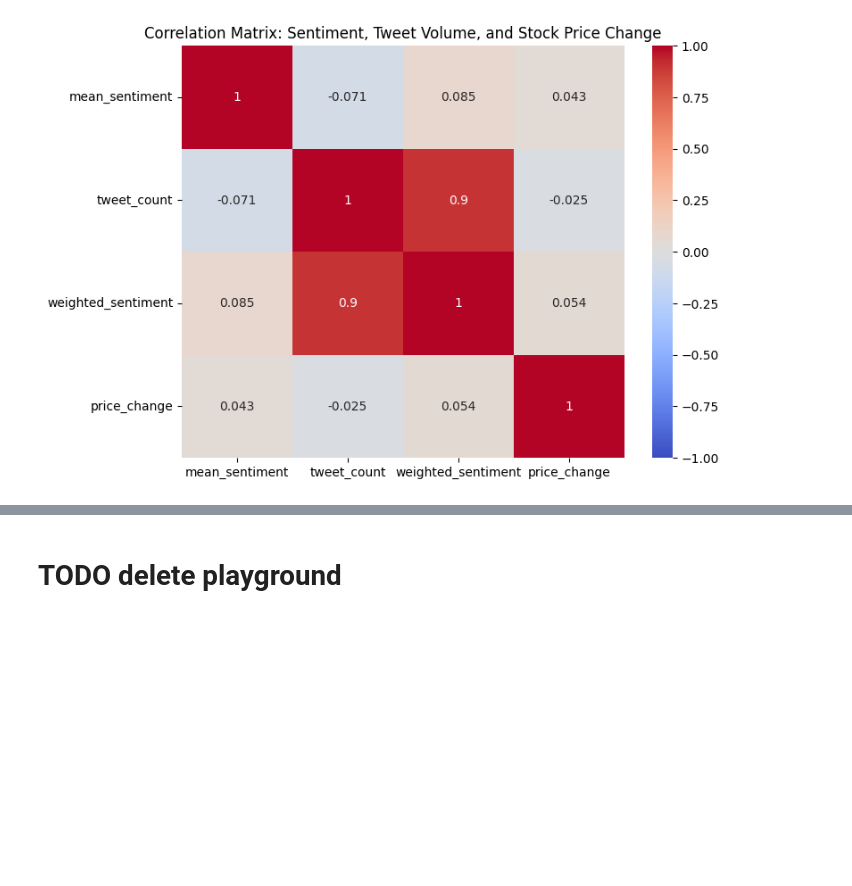
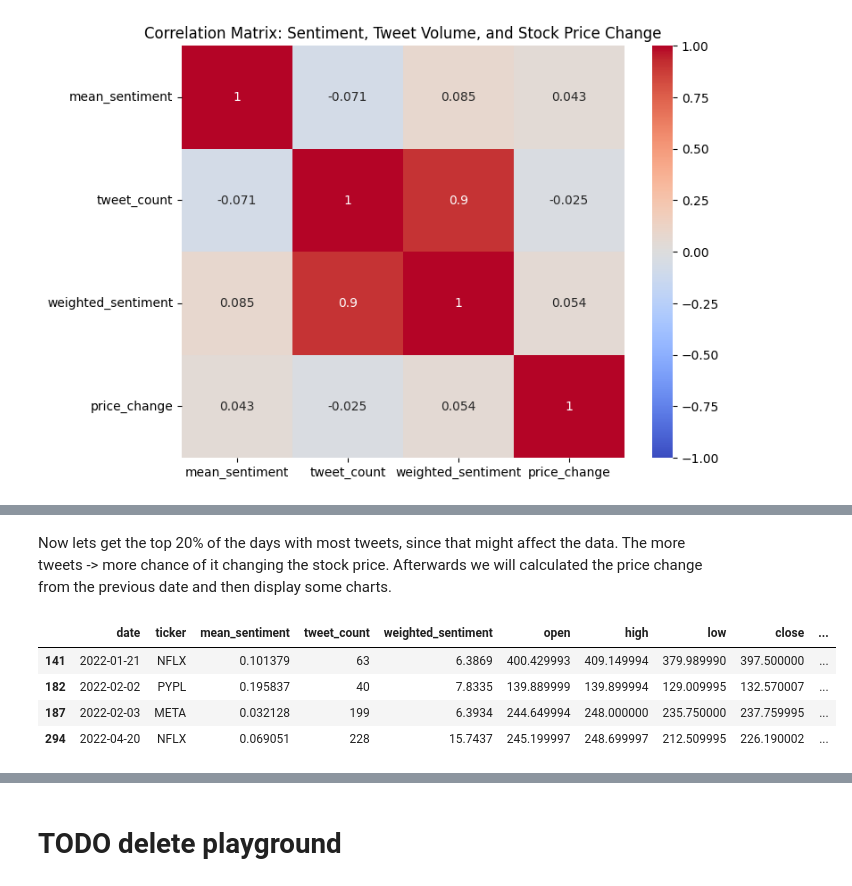
Before and after one commit to thunder913/Data-Science, a Jupyter notebook: stock_analysis.ipynb, the cells around one changed output, grey strips where cells are left out. Saved outputs shown, nothing was run; the diff lists cells and outputs as text; code cells hidden in the pictures; blank space fills up the shorter version.

```diff
--- a/stock_analysis.ipynb
+++ b/stock_analysis.ipynb
@@ -1064,0 +1051,44 @@ plt.show()
+# %% [markdown]
+Now lets get the top 20% of the days with most tweets, since that might affect the data. The more tweets -> more chance of it changing the stock price. Afterwards we will calculated the price change from the previous date and then display some charts.
+# %%
+daily_sentiment_lots_tweets.date = pd.to_datetime(daily_sentiment_lots_tweets.date)
+
+daily_sentiment_lots_tweets['weighted_sentiment'] = daily_sentiment_lots_tweets['mean_sentiment'] * daily_sentiment_lots_tweets['tweet_count']
+
+# Define a threshold for high activity
+activity_threshold = daily_sentiment_lots_tweets['tweet_count'].quantile(0.80) #Top 20% of days by tweet count
+
+high_activity_days = daily_sentiment_lots_tweets[daily_sentiment_lots_tweets['tweet_count'] > activity_threshold]
+
+merged_high_activity_data = pd.merge(high_activity_days, stock_data_tidy, on=['date', 'ticker'])
+
+# Create a copy of stock data
+stock_data_copy = stock_data_tidy[['ticker', 'date', 'close']].copy()
+stock_data_copy = stock_data_copy.sort_values(by=['ticker', 'date'])
+
+# Create a shifted version of the copied stock data with the previous day's closing prices
+stock_data_copy['prev_close'] = stock_data_copy.groupby('ticker')['close'].shift(1)
+
+# Drop prev close in merged_high_activiti_data
+if 'prev_close' in merged_high_activity_data.columns:
+    merged_high_activity_data = merged_high_activity_data.drop(columns=['prev_close'])
+
+merged_high_activity_data = pd.merge(
+    merged_high_activity_data,
+    stock_data_copy[['ticker', 'date', 'prev_close']],
+    on=['ticker', 'date'],
+    how='left'
+)
+
+# Calculate the percentage change from the previous day's close
+merged_high_activity_data['price_change'] = (
+    (merged_high_activity_data['close'] - merged_high_activity_data['prev_close']) / merged_high_activity_data['prev_close']
+) * 100
+# %%
+merged_high_activity_data[merged_high_activity_data.price_change < -20]
+# %% [output]
+|  | date | ticker | mean_sentiment | tweet_count | weighted_sentiment | open | high | low | close | ... |
+| 141 | 2022-01-21 | NFLX | 0.101379 | 63 | 6.3869 | 400.429993 | 409.149994 | 379.989990 | 397.500000 | ... |
+| 182 | 2022-02-02 | PYPL | 0.195837 | 40 | 7.8335 | 139.889999 | 139.899994 | 129.009995 | 132.570007 | ... |
+| 187 | 2022-02-03 | META | 0.032128 | 199 | 6.3934 | 244.649994 | 248.000000 | 235.750000 | 237.759995 | ... |
+| 294 | 2022-04-20 | NFLX | 0.069051 | 228 | 15.7437 | 245.199997 | 248.699997 | 212.509995 | 226.190002 | ... |
```
Also changed, not shown: parts of 21 cells of this notebook.
